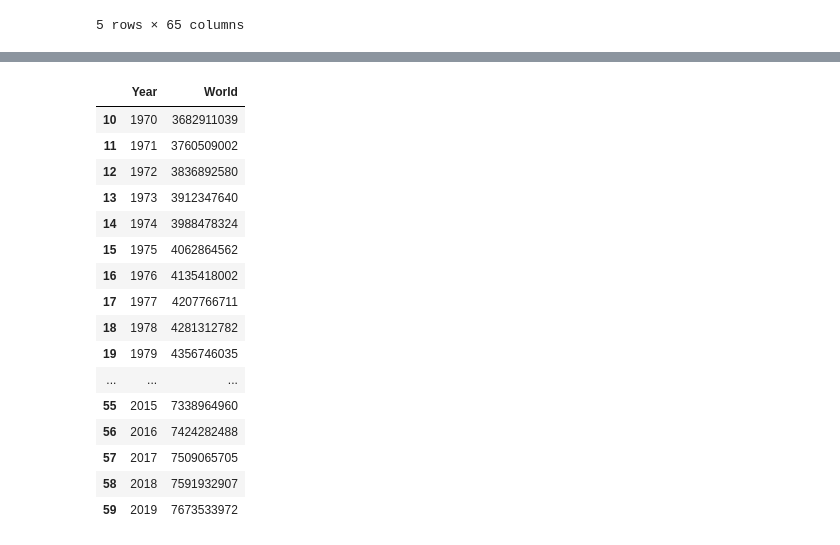
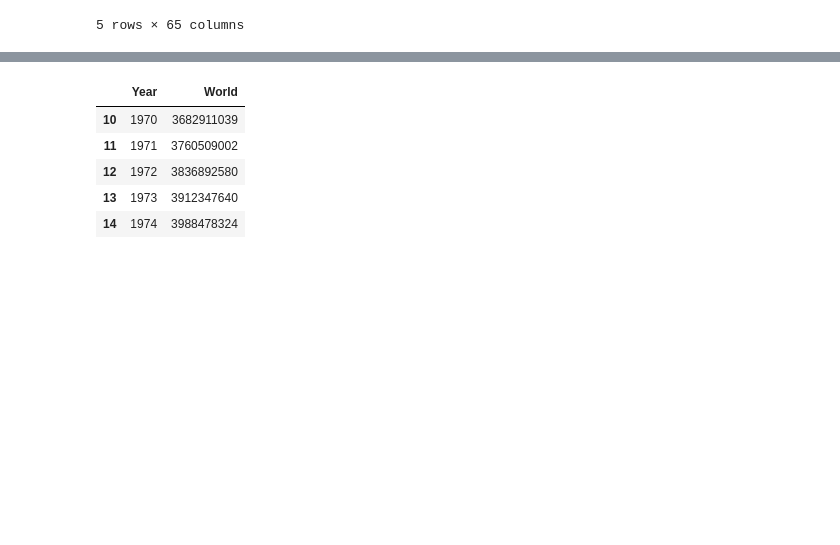
Before and after one commit to minerva-b/Final_Team_Project, a Jupyter notebook: minerva/MachineLearning_Gas_1970-2019.ipynb, the cells around one changed output, grey strips where cells are left out. Saved outputs shown, nothing was run; the diff lists cells and outputs as text; code cells hidden in the pictures; blank space fills up the shorter version.

```diff
--- a/minerva/MachineLearning_Gas_1970-2019.ipynb
+++ b/minerva/MachineLearning_Gas_1970-2019.ipynb
@@ -53,26 +42,16 @@ global_pop
 # %%
 # Remove any data on years prior to 1970;
 # to match up with the gas_prod data
+# although not necessary when the merge takes care of it
 g_pop = global_pop[(global_pop["Year"] >= 1970)]
-g_pop
+g_pop.head()
 # %% [output]
 |  | Year | World |
 | 10 | 1970 | 3682911039 |
 | 11 | 1971 | 3760509002 |
 | 12 | 1972 | 3836892580 |
 | 13 | 1973 | 3912347640 |
 | 14 | 1974 | 3988478324 |
-| 15 | 1975 | 4062864562 |
-| 16 | 1976 | 4135418002 |
-| 17 | 1977 | 4207766711 |
-| 18 | 1978 | 4281312782 |
-| 19 | 1979 | 4356746035 |
-| ... | ... | ... |
-| 55 | 2015 | 7338964960 |
-| 56 | 2016 | 7424282488 |
-| 57 | 2017 | 7509065705 |
-| 58 | 2018 | 7591932907 |
-| 59 | 2019 | 7673533972 |
 # %%
 # Merge the 'gas production' with 'world population by year'
 gas_pop = g_pop.merge(clean_gas_prod, on="Year")
```
Also changed, not shown: parts of 37 cells of this notebook.
